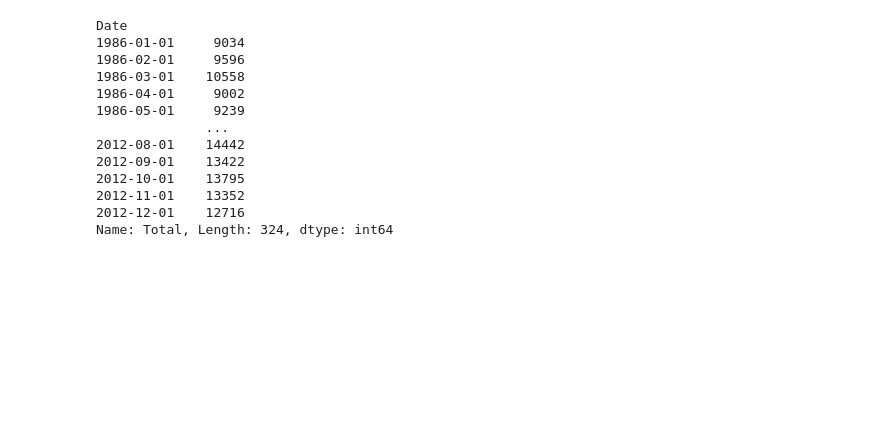
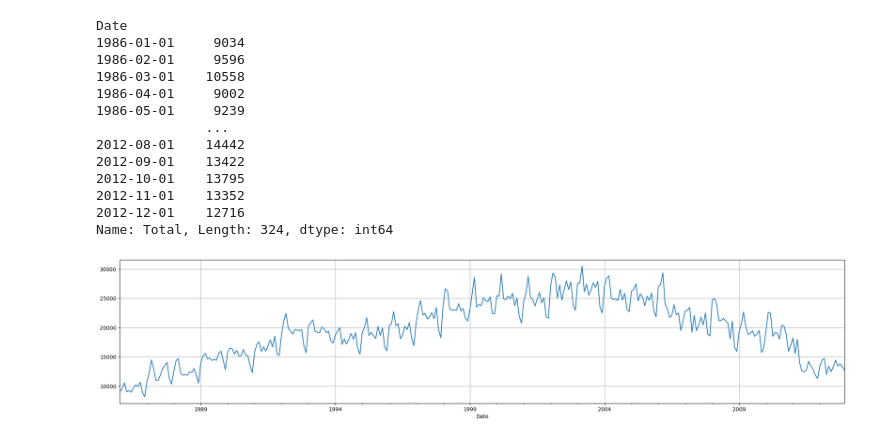
Before and after one commit to kroopeshrajput/Forecasting_dem, a Jupyter notebook: forecasting.ipynb, the cells around one changed output. Saved outputs shown, nothing was run; the diff lists cells and outputs as text; code cells hidden in the pictures; blank space fills up the shorter version.

```diff
--- a/forecasting.ipynb
+++ b/forecasting.ipynb
@@ -27,3 +27,9 @@ Date
 2012-11-01    13352
 2012-12-01    12716
 Name: Total, Length: 324, dtype: int64
+# %%
+plt.figure(figsize= (25,5))
+catfish_sales.plot()
+plt.grid()
+# %% [output]
+[figure, added]
```
Also changed, not shown: parts of 5 cells of this notebook.
